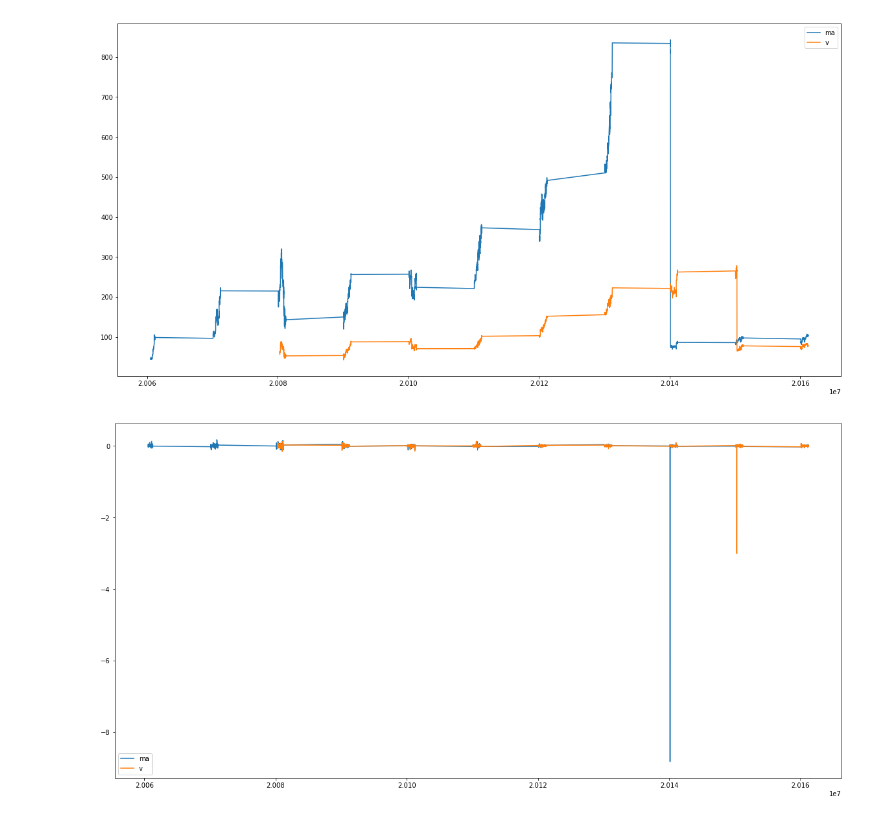
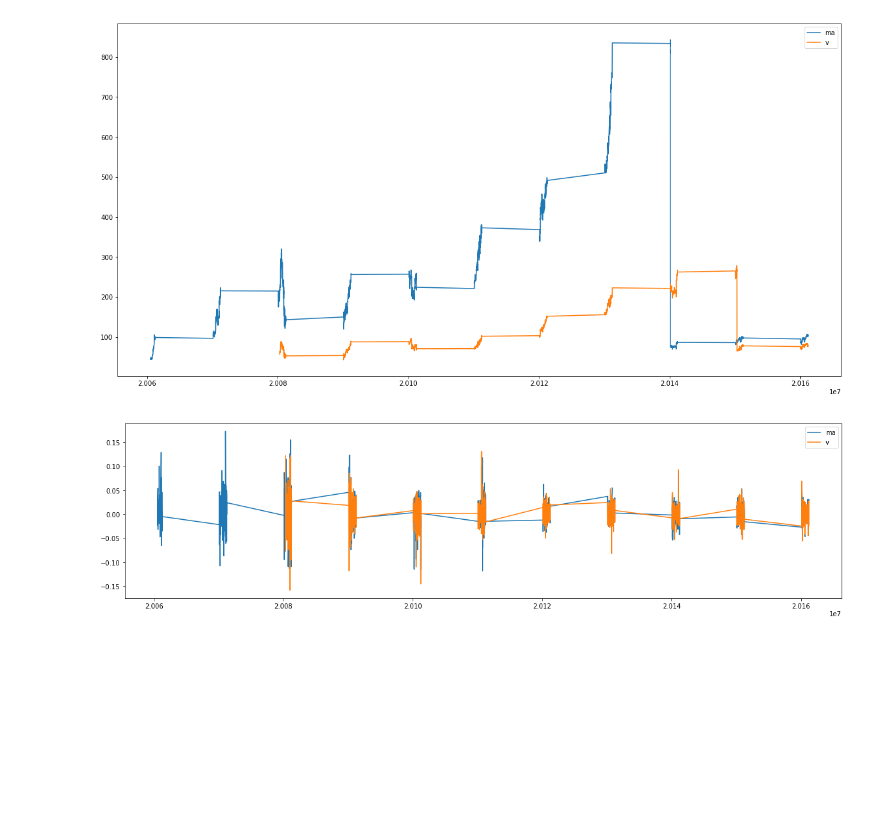
Before and after one commit to susain-ko/KSEAProject, a Jupyter notebook: cleanData.ipynb, the cells around one changed output. Cells and saved outputs as stored; diff of their text form; code cells hidden in the pictures; blank space fills up the shorter version.

```diff
--- a/cleanData.ipynb
+++ b/cleanData.ipynb
@@ -114,3 +112,6 @@ v_returns = (v_t1.sub(v_t0.shift())).div(v_t0)
+# %%
+v_returns = (v_t1.sub(v_t0.shift())).div(v_t0)
+v_returns[4432] = (v[v.columns[3]][4432] - (v[v.columns[3]][4431]/4))/(v[v.columns[3]][4431]/4)
 # %%
 m_t1 = ma[ma.columns[3]][1:]
 # %%
@@ -120,9 +119,12 @@ ma_returns = (m_t1.sub(m_t0.shift())).div(m_t0)
+# %%
+ma_returns = (m_t1.sub(m_t0.shift())).div(m_t0)
+ma_returns[1927]=(ma[ma.columns[3]][1927] - (ma[ma.columns[3]][1926]/(10)))/(ma[ma.columns[3]][1926]/(10))
 # %%
-fig = plt.figure(figsize=(20, 10))
+fig = plt.figure(figsize=(20, 5))
 ax = fig.add_subplot(111)
 ax.plot(mX,ma_returns,label='ma')
 ax.plot(vX,v_returns,label='v')
 plt.legend()
 plt.show()
 # %% [output]
-[figure, old version]
+[figure, new version]
```
Also changed, not shown: parts of 2 cells of this notebook.
